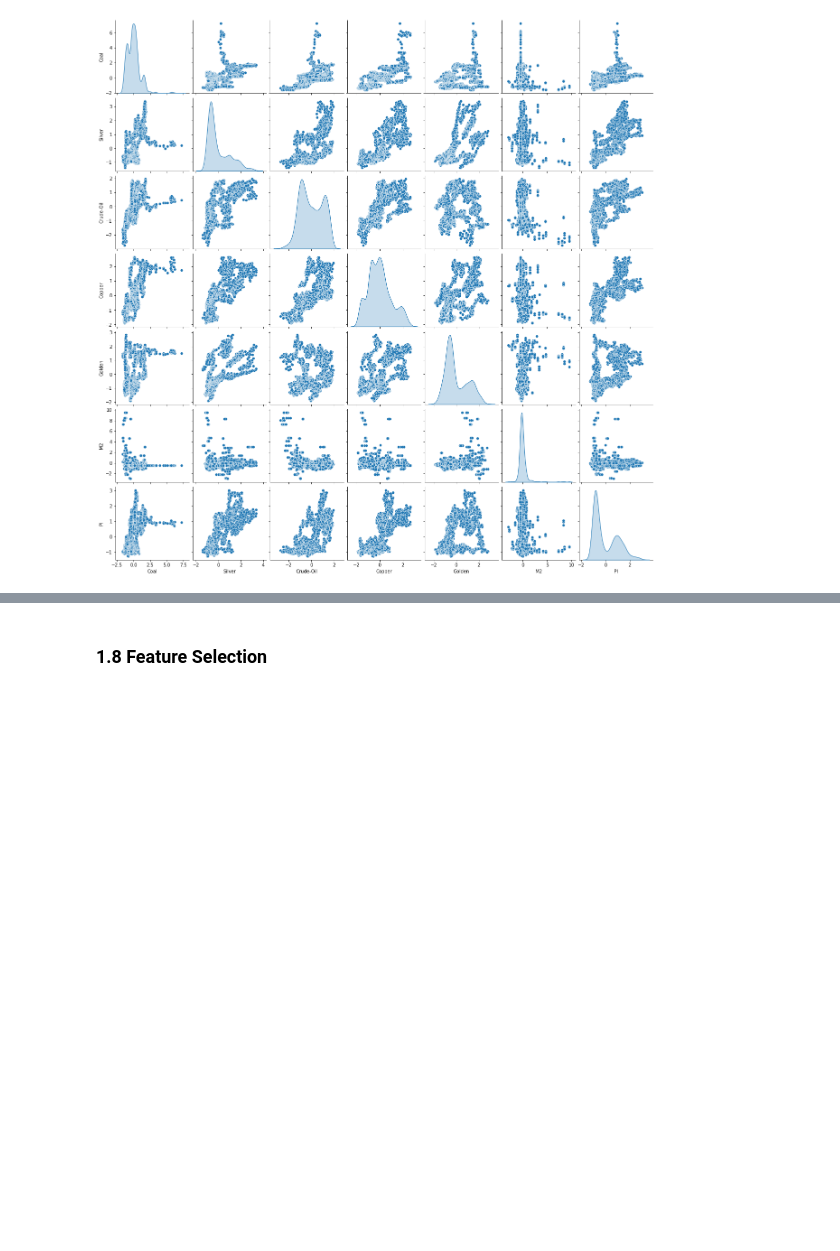
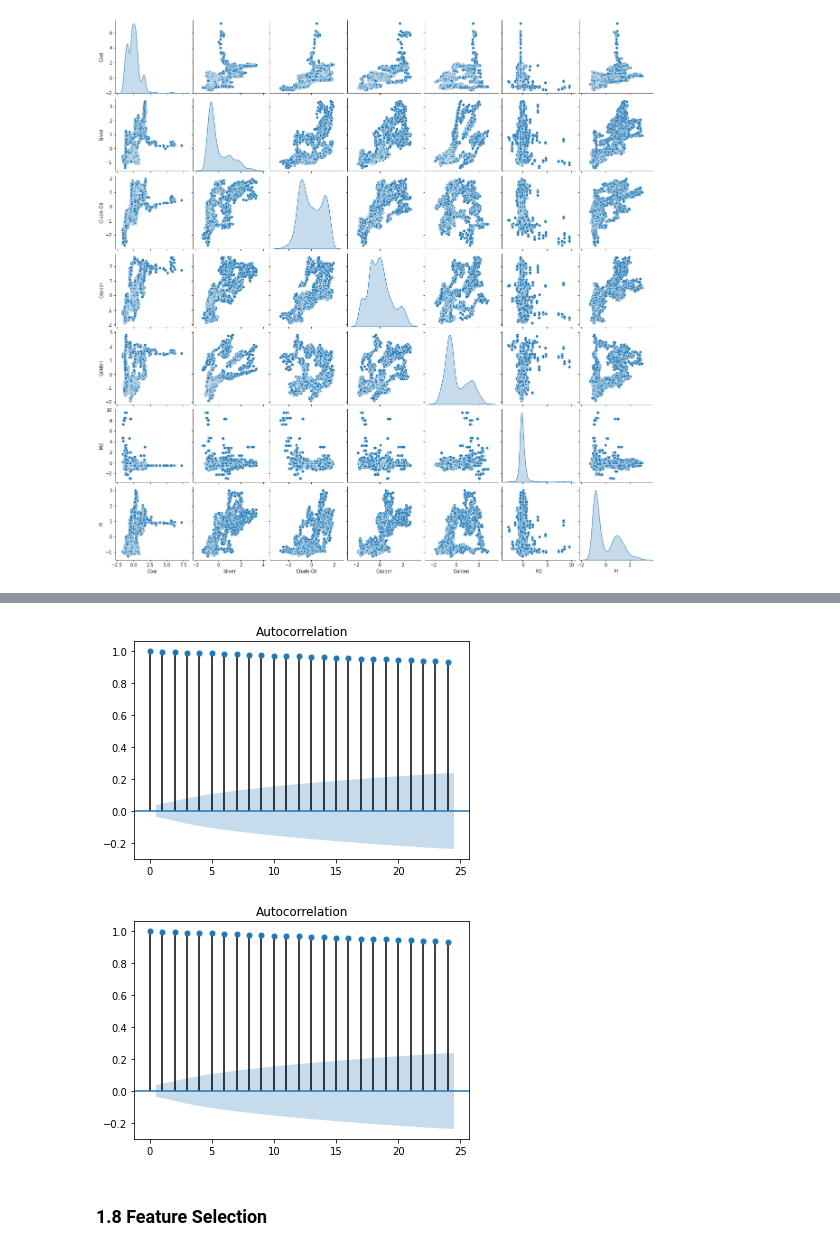
Before and after one commit to Shunian-Chen/AIPI510-Project, a Jupyter notebook: Food_price_prediction.ipynb, the cells around one changed output, grey strips where cells are left out. Saved outputs shown, nothing was run; the diff lists cells and outputs as text; code cells hidden in the pictures; blank space fills up the shorter version.

```diff
--- a/Food_price_prediction.ipynb
+++ b/Food_price_prediction.ipynb
@@ -339,0 +343,2 @@ plt.show()
+# %%
+data_normalized["month"] = data_normalized.index.month
@@ -340,3 +360,9 @@ plt.show()
+# %%
+lag = 24
+plot_acf(data_normalized["PI"], lags = lag, alpha=0.05)
+# %% [output]
+[figure, added]
+[figure, added]
 # %% [markdown]
 ### 1.8 Feature Selection
 # %% [markdown]
```
Also changed, not shown: parts of 5 cells of this notebook.
